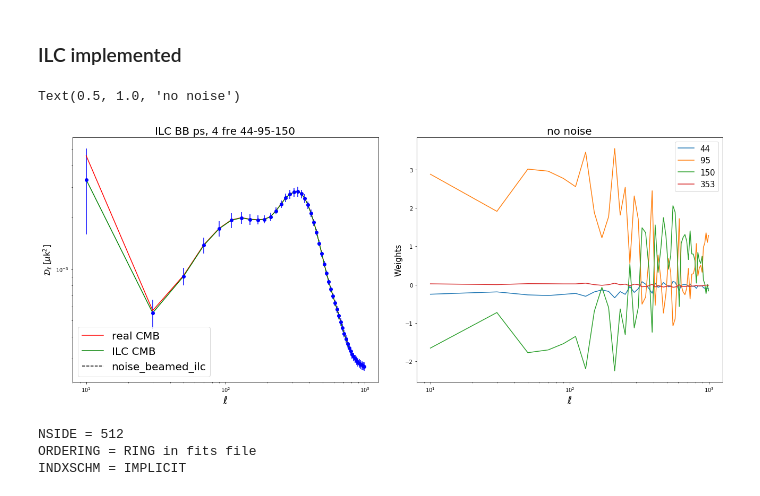
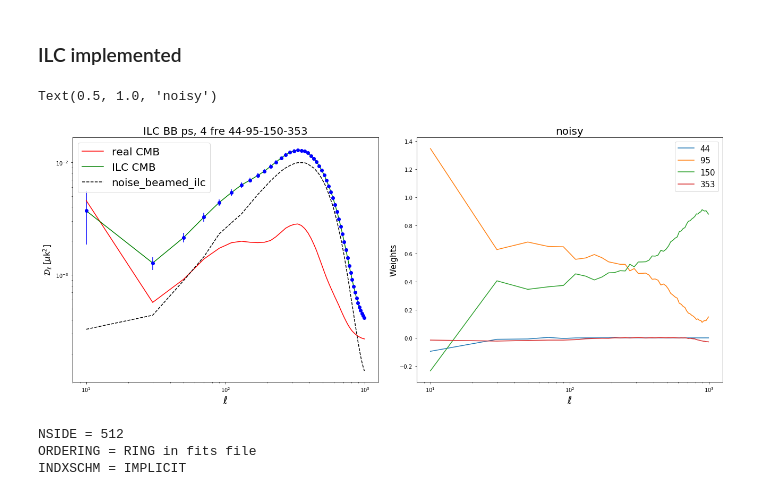
Before and after one commit to yaojian95/Ali_foreground, a Jupyter notebook: codes/Maps_for_USTC.ipynb, the cells around one changed output. Drawn from its saved outputs; the diff is of its cells as text; code cells hidden in the pictures.

```diff
--- a/codes/Maps_for_USTC.ipynb
+++ b/codes/Maps_for_USTC.ipynb
@@ -118,5 +116,3 @@ cl_clean_44_std = np.row_stack((clee_clean_std, clbb_clean_std))
 np.save('/fnx/jianyao/cmb_0.05_realizations/cl_clean_95GHz_mean_std.npy', np.row_stack((cl_clean, cl_clean_std)))
 # %% [markdown]
 # CMB should beamed first, and foreground should downgrade to the same resolution
-# %%
-cmb_i = hp.ud_grade(hp.read_map('/fnx/jianyao/cmb_0.05_realizations/cmb_IQU_1.fits', field = None), nside_out = 512)
@@ -202,6 +190,6 @@ hp.mollview(Mask(noise_95[0]), norm = 'hist')
 # %%
-SamNum =100; beam_low = 27.9435; Nf = 4; nside = 512; lmax = 1000
-
+SamNum =100; beam_low = 27.9435; Nf = 3; nside = 512; lmax = 1000
+## should use namaster instead; 2020-03-20
 for i in range(SamNum):
 #     if i < 50:
 #         noise_95 = hp.ud_grade(hp.read_map('/fnx/jianyao/Noise_realizations/95GHz/noise_realizations_95GHz_%s.fits'%(i), field = None, verbose = False),nside_out = nside)
@@ -212,32 +200,32 @@ for i in range(SamNum):
 
 #     # K_CMB, nside = 1024, IQU
 # #     noise_70 = 1e6*hp.ud_grade(hp.read_map('/fnx/jianyao/Noise_realizations/70GHz_LFI/70GHz_LFI_noise_070_full_map_mc_%05d.fits'%i, field = None, verbose = False), nside_out=nside)
-# #     noise_44 = 1e6*hp.ud_grade(hp.read_map('/fnx/jianyao/Noise_realizations/44GHz_LFI/noise_044_full_map_mc_%05d.fits'%i, field = None, verbose = False), nside_out=nside)
+#     noise_44 = 1e6*hp.ud_grade(hp.read_map('/fnx/jianyao/Noise_realizations/44GHz_LFI/noise_044_full_map_mc_%05d.fits'%i, field = None, verbose = False), nside_out=nside)
 # #     noise_353 = 1e6*hp.ud_grade(hp.read_map('/fnx/jianyao/Noise_realizations/353GHZ_PLA/noise_353_full_map_mc_%05d.fits'%i, field = None, verbose = False), nside_out=nside)
 
 #     Noise = np.zeros((Nf,3,12*nside**2))
-#     Noise[0] = 0 #noise_44;
+#     Noise[0] = noise_44;
 # #     Noise[1] = deconv(noise_70, beam_in = 13.0765, beam_out = beam_low, lmax = lmax + 100);
 #     Noise[1] = deconv(noise_95, beam_in = 19, beam_out = beam_low, lmax = lmax + 100);
 #     Noise[2] = deconv(noise_150, beam_in = 11, beam_out = beam_low, lmax = lmax + 100);
-#     Noise[3] = 0 # deconv(noise_353, beam_in = 4.944, beam_out = beam_low, lmax = lmax + 100);
+# #     Noise[3] = 0 # deconv(noise_353, beam_in = 4.944, beam_out = beam_low, lmax = lmax + 100);
 #     noise_ps_i = utils.Power_spectrum(Mask(Noise), 0, lmax = lmax);
-#     np.save('/fnx/jianyao/ancillary_data/4_fre_44_wo_44_353_noise/noise_ps/nl_deconv_masked_EB_%s.npy'%i, noise_ps_i)
+#     np.save('/fnx/jianyao/ancillary_data/3_fre_44_with_noise/noise_ps/nl_deconv_masked_EB_%s.npy'%i, noise_ps_i)
 
     cmb_i = hp.ud_grade(hp.read_map('/fnx/jianyao/cmb_0.05_realizations/cmb_IQU_%s.fits'%(i), field = None, verbose = False), nside_out = 512)
 
     total = np.zeros((Nf, 3, 12*nside**2))
-    total[0] = smooth(cmb_i, beam_out = beam_low, lmax = lmax + 100) + fore44 + 0 # noise_44 = 0
+    total[0] = smooth(cmb_i, beam_out = beam_low, lmax = lmax + 100) + fore44 + noise_44
 #     total[1] = deconv(smooth(cmb_i, beam_out = 13.0765, lmax = lmax + 100) + fore70 + noise_70, beam_in = 13.0765, beam_out = beam_low, lmax = lmax + 100)
-    total[1] = deconv(smooth(cmb_i, beam_out = 19, lmax = lmax + 100) + fore95 , beam_in = 19, beam_out = beam_low, lmax = lmax + 100) #+ noise_95
-    total[2] = deconv(smooth(cmb_i, beam_out=11, lmax = lmax + 100) + fore150 , beam_in = 11, beam_out = beam_low, lmax = lmax + 100) #+ noise_150
-    total[3] = deconv(smooth(cmb_i, beam_out=4.944, lmax = lmax + 100) + fore353 , beam_in = 4.944, beam_out = beam_low, lmax = lmax + 100) #+ noise_353
+    total[1] = deconv(smooth(cmb_i, beam_out = 19, lmax = lmax + 100) + fore95 + noise_95, beam_in = 19, beam_out = beam_low, lmax = lmax + 100) #+ noise_95
+    total[2] = deconv(smooth(cmb_i, beam_out=11, lmax = lmax + 100) + fore150 + noise_150, beam_in = 11, beam_out = beam_low, lmax = lmax + 100) #+ noise_150
+#     total[3] = deconv(smooth(cmb_i, beam_out=4.944, lmax = lmax + 100) + fore353 , beam_in = 4.944, beam_out = beam_low, lmax = lmax + 100) #+ noise_353
 
 #     np.save('/fnx/jianyao/ancillary_data/4_fre_44_wo_44_353_noise/total_map_unmasked/total_map_deconv_unmasked_IQU_%03d.npy'%i, total)
     total_mask = Mask(total)
 
     total_ps_i = utils.Power_spectrum(total_mask, 0, lmax = lmax)
-    np.save('/fnx/jianyao/ancillary_data/4_fre_wo_noise_all/total_ps/total_ps_deconv_masked_EB_%s.npy'%i, total_ps_i)
+    np.save('/fnx/jianyao/ancillary_data/3_fre_44_with_noise/total_ps/total_ps_deconv_masked_EB_%s.npy'%i, total_ps_i)
 # %%
 np.std(Mask(fore44[1]))
 # %% [output]
@@ -267,13 +255,13 @@ hp.mollview(Mask(fore95[1]))
 # %%
 Nf = 4
 # %%
-path = '/fnx/jianyao/ancillary_data/4_fre_wo_noise_all/'
-# noise_ps_mean = np.zeros((2, lmax+1, Nf, Nf))
+path = '/fnx/jianyao/ancillary_data/4_fre_plus_44/'
+noise_ps_mean = np.zeros((2, lmax+1, Nf, Nf))
 
-# for n in range(SamNum):
-#     noise_ps_mean += np.load('%s/noise_ps/nl_deconv_masked_EB_%s.npy'%(path, n))
+for n in range(SamNum):
+    noise_ps_mean += np.load('%s/noise_ps/nl_deconv_masked_EB_%s.npy'%(path, n))
 
-# noise_ps_mean /= SamNum
+noise_ps_mean /= SamNum
 # %%
 SamNum = 100; Q = 50#lmax + 1
 # lmax = 1000,意味着有1001个l,Q应该等于1001; 想要得到干净的天图的时候，
@@ -311,14 +299,14 @@ for n in range(SamNum):
         noise_clean = np.zeros(Q)                                 ## to get the std of ILC CMB
         for l in range(Q):
             norm = e*np.linalg.pinv((total_bin[l]))*e.T
-#             noise_clean[l] = e*np.linalg.pinv(noise_bin[l])*e.T   ## to get the std of ILC CMB
+            noise_clean[l] = e*np.linalg.pinv(noise_bin[l])*e.T   ## to get the std of ILC CMB
             W[l,:] = e*np.linalg.pinv((total_bin[l]))/norm
 
         for i in range(Q):
 
             ''' whether include noise_bin or not;  WNW = 1/(eN{-1}e.T)'''
 
-#             noise_ilc[i] = W[i,:]*(nuisance[i])*np.transpose(W[i,:])     #noise_bin　nuisance[i]
+            noise_ilc[i] = W[i,:]*(nuisance[i])*np.transpose(W[i,:])     #noise_bin　nuisance[i]
             Cl_ilc[n, i] = W[i,:]*(total_bin[i])*np.transpose(W[i,:]) #- noise_ilc[i]  #1.0/(e*np.linalg.pinv((total_bin[i]))*e.T)
 #             Fore_cl[n, i] =  W[i,:]*(fore_bin[i])*np.transpose(W[i,:]);
 #             dust_cl[n, i] = W[i,:]*(dust_bin[i])*np.transpose(W[i,:]); sync_cl[n,i] = W[i,:]*(sync_bin[i])*np.transpose(W[i,:]);
@@ -368,38 +356,38 @@ plt.loglog(Ell_clean, el2_clean*cl_clean_44[mode], 'r-',label = 'real CMB')
 plt.loglog(Ell, Ell*(Ell+1)/2/np.pi*(cl_ilc_mean), 'g-', label = 'ILC CMB')
 plt.loglog(Ell, Ell*(Ell+1)/2/np.pi*noise_ilc, 'k--', label = 'noise_beamed_ilc')
 # plt.loglog(Ell, Ell*(Ell+1)/2/np.pi*fore_mean, 'b--', label = 'Fore_ilc_residual')
 # plt.loglog(Ell, Ell*(Ell+1)/2/np.pi*dust_mean, 'y--', label = 'Dust_ILC')
 # plt.loglog(Ell, Ell*(Ell+1)/2/np.pi*sync_mean, 'k--', label = 'Synchrotron_ILC')
 
 # plt.loglog(Ell, Ell*(Ell+1)/2/np.pi*bin_l(total_cl95[mode+1], lmax, Q), 'purple', label = 'total_ps 95GHz')
 # plt.loglog(Ell, Ell*(Ell+1)/2/np.pi*bin_l(total_cl150[mode+1], lmax, Q), 'orange', label = 'total_ps 150GHz')
 # plt.loglog(Ell, Ell*(Ell+1)/2/np.pi*bin_l(total_cl353[mode+1], lmax, Q), 'k-', label = 'total_ps 353GHz')
 
 # plt.xscale('linear')
 plt.errorbar(Ell,Ell*(Ell+1)*cl_ilc_mean/2/np.pi, yerr = Ell*(Ell+1)/2/np.pi*cl_ilc_std,fmt='bo',capthick = 0.1)
 # plt.ylim(1e-4, 1e-1)
 plt.xlabel('$\ell$', fontsize = 20);
 plt.ylabel(r'$\mathcal{D}_{\ell}$ [$\mu$k$^2$]', fontsize = 15)
 plt.legend(fontsize = 20)
-plt.title('ILC %s ps, %s fre 44-95-150'%(psn[mode], Nf), fontsize = 20)
+plt.title('ILC %s ps, %s fre 44-95-150-353'%(psn[mode], Nf), fontsize = 20)
 
 frame2=fig1.add_axes((.55,.1,.4,.8))
 for i in range(Nf):
     plt.plot(Ell, W[:, i], label = '%s'%fre[i])
 plt.xscale('log')
 plt.legend(fontsize = 15)
 plt.ylabel('Weights', fontsize = 15)
 plt.xlabel('$\ell$', fontsize = 20);
-plt.title('no noise',fontsize = 20)
+plt.title('noisy',fontsize = 20)
 # plt.semilogx(Ell, (cl_ilc - cls)/cls*100, 'k--')
 # plt.axhline(0,color = 'k')
 # plt.ylabel(r'$\Delta \mathcal{D}_\ell$/$\mathcal{D}^{real}_{\ell} $ [%]', fontsize = 15);plt.xlabel(r'$\ell$', fontsize = 20)
 # plt.ylim(-100, 100)
 
-# plt.savefig('/home/jianyao/Ali_maps/results/0316_no_noise/3_fre%s_ILC_all_no_noise_44.jpg'%psn[mode], format = 'jpg')
+# plt.savefig('/home/jianyao/Ali_maps/results/0316_no_noise/4_fre%s_ILC_all_noisy_44.jpg'%psn[mode], format = 'jpg')
 # %% [output]
-Text(0.5, 1.0, 'no noise')
+Text(0.5, 1.0, 'noisy')
-[figure, old version]
+[figure, new version]
 # %%
 cmb_clean_ustc = hp.read_map('/fnx/jianyao/HS_clean_CMB_v2/Cleaned_QU_099.fits', field = None)
 # %% [output]
```
Also changed, not shown: parts of 3 cells of this notebook.
